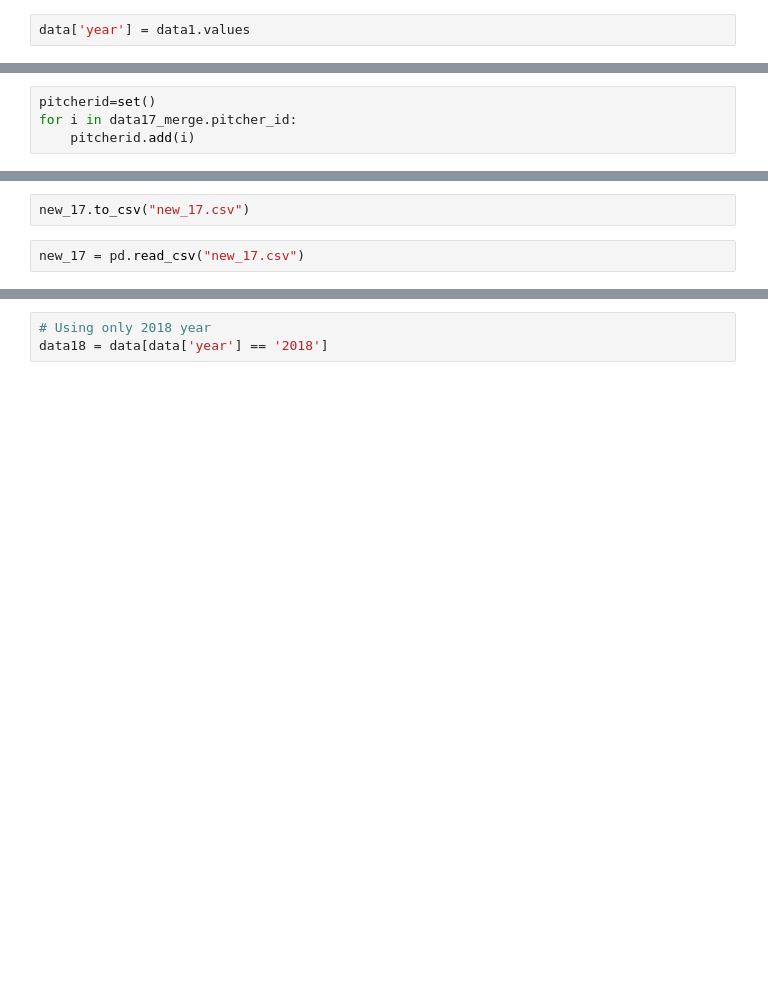
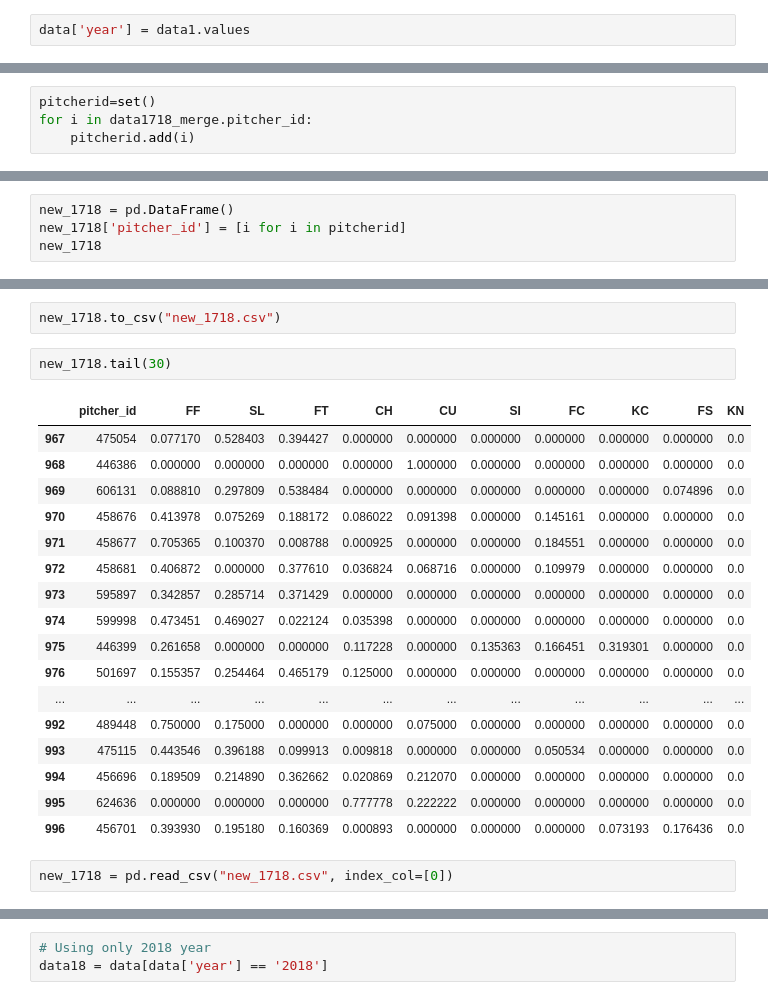
Before and after one commit to yshong211/mlb_ant, a Jupyter notebook: mlb_pitch_prediction.ipynb, the cells around one changed output, grey strips where cells are left out. Cells and saved outputs as stored; diff of their text form; blank space fills up the shorter version.

```diff
--- a/mlb_pitch_prediction.ipynb
+++ b/mlb_pitch_prediction.ipynb
@@ -93,4 +105,4 @@ data17_merge.dropna()
 # %%
 pitcherid=set()
-for i in data17_merge.pitcher_id:
+for i in data1718_merge.pitcher_id:
     pitcherid.add(i)
@@ -116,0 +109,4 @@ pitcherid
+# %%
+new_1718 = pd.DataFrame()
+new_1718['pitcher_id'] = [i for i in pitcherid]
+new_1718
@@ -204,4 +256,24 @@ for j in pitcherid:
 # %%
-new_17.to_csv("new_17.csv")
+new_1718.to_csv("new_1718.csv")
+# %%
+new_1718.tail(30)
+# %% [output]
+|  | pitcher_id | FF | SL | FT | CH | CU | SI | FC | KC | FS | KN |
+| 967 | 475054 | 0.077170 | 0.528403 | 0.394427 | 0.000000 | 0.000000 | 0.000000 | 0.000000 | 0.000000 | 0.000000 | 0.0 |
+| 968 | 446386 | 0.000000 | 0.000000 | 0.000000 | 0.000000 | 1.000000 | 0.000000 | 0.000000 | 0.000000 | 0.000000 | 0.0 |
+| 969 | 606131 | 0.088810 | 0.297809 | 0.538484 | 0.000000 | 0.000000 | 0.000000 | 0.000000 | 0.000000 | 0.074896 | 0.0 |
+| 970 | 458676 | 0.413978 | 0.075269 | 0.188172 | 0.086022 | 0.091398 | 0.000000 | 0.145161 | 0.000000 | 0.000000 | 0.0 |
+| 971 | 458677 | 0.705365 | 0.100370 | 0.008788 | 0.000925 | 0.000000 | 0.000000 | 0.184551 | 0.000000 | 0.000000 | 0.0 |
+| 972 | 458681 | 0.406872 | 0.000000 | 0.377610 | 0.036824 | 0.068716 | 0.000000 | 0.109979 | 0.000000 | 0.000000 | 0.0 |
+| 973 | 595897 | 0.342857 | 0.285714 | 0.371429 | 0.000000 | 0.000000 | 0.000000 | 0.000000 | 0.000000 | 0.000000 | 0.0 |
+| 974 | 599998 | 0.473451 | 0.469027 | 0.022124 | 0.035398 | 0.000000 | 0.000000 | 0.000000 | 0.000000 | 0.000000 | 0.0 |
+| 975 | 446399 | 0.261658 | 0.000000 | 0.000000 | 0.117228 | 0.000000 | 0.135363 | 0.166451 | 0.319301 | 0.000000 | 0.0 |
+| 976 | 501697 | 0.155357 | 0.254464 | 0.465179 | 0.125000 | 0.000000 | 0.000000 | 0.000000 | 0.000000 | 0.000000 | 0.0 |
+| ... | ... | ... | ... | ... | ... | ... | ... | ... | ... | ... | ... |
+| 992 | 489448 | 0.750000 | 0.175000 | 0.000000 | 0.000000 | 0.075000 | 0.000000 | 0.000000 | 0.000000 | 0.000000 | 0.0 |
+| 993 | 475115 | 0.443546 | 0.396188 | 0.099913 | 0.009818 | 0.000000 | 0.000000 | 0.050534 | 0.000000 | 0.000000 | 0.0 |
+| 994 | 456696 | 0.189509 | 0.214890 | 0.362662 | 0.020869 | 0.212070 | 0.000000 | 0.000000 | 0.000000 | 0.000000 | 0.0 |
+| 995 | 624636 | 0.000000 | 0.000000 | 0.000000 | 0.777778 | 0.222222 | 0.000000 | 0.000000 | 0.000000 | 0.000000 | 0.0 |
+| 996 | 456701 | 0.393930 | 0.195180 | 0.160369 | 0.000893 | 0.000000 | 0.000000 | 0.000000 | 0.073193 | 0.176436 | 0.0 |
 # %%
-new_17 = pd.read_csv("new_17.csv")
+new_1718 = pd.read_csv("new_1718.csv", index_col=[0])
```
Also changed, not shown: parts of 42 cells of this notebook.
